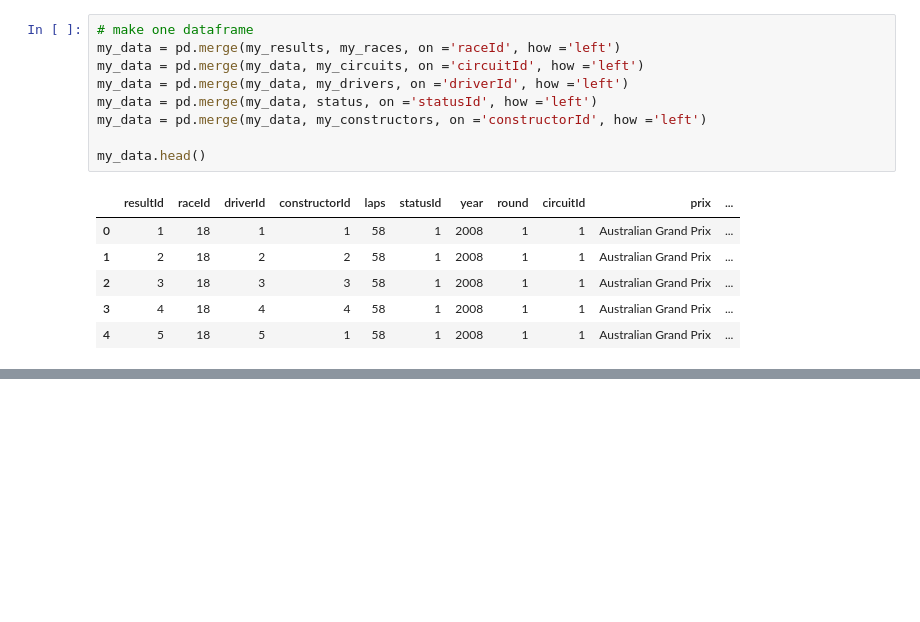
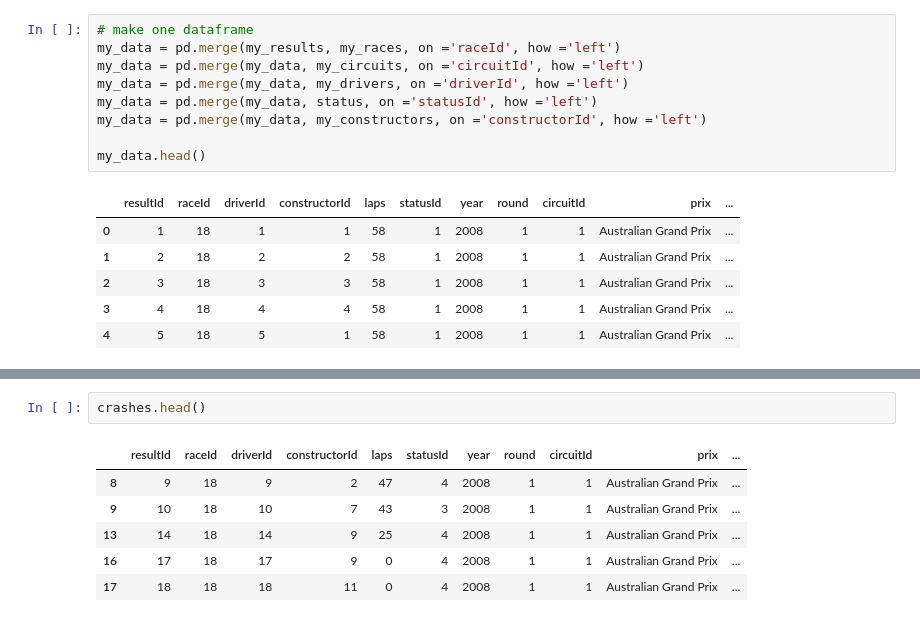
Before and after one commit to MacBeth-M/Capstone, a Jupyter notebook: Crashes.ipynb, the cells around one changed output, grey strips where cells are left out. Drawn from its saved outputs; the diff is of its cells as text; blank space fills up the shorter version.

```diff
--- a/Crashes.ipynb
+++ b/Crashes.ipynb
@@ -201,0 +222,9 @@ No artists with labels found to put in legend.  Note that artists whose label st
+# %%
+crashes.head()
+# %% [output]
+|  | resultId | raceId | driverId | constructorId | laps | statusId | year | round | circuitId | prix | ... |
+| 8 | 9 | 18 | 9 | 2 | 47 | 4 | 2008 | 1 | 1 | Australian Grand Prix | ... |
+| 9 | 10 | 18 | 10 | 7 | 43 | 3 | 2008 | 1 | 1 | Australian Grand Prix | ... |
+| 13 | 14 | 18 | 14 | 9 | 25 | 4 | 2008 | 1 | 1 | Australian Grand Prix | ... |
+| 16 | 17 | 18 | 17 | 9 | 0 | 4 | 2008 | 1 | 1 | Australian Grand Prix | ... |
+| 17 | 18 | 18 | 18 | 11 | 0 | 4 | 2008 | 1 | 1 | Australian Grand Prix | ... |
```
Also changed, not shown: parts of 6 cells of this notebook, 4 other files.
